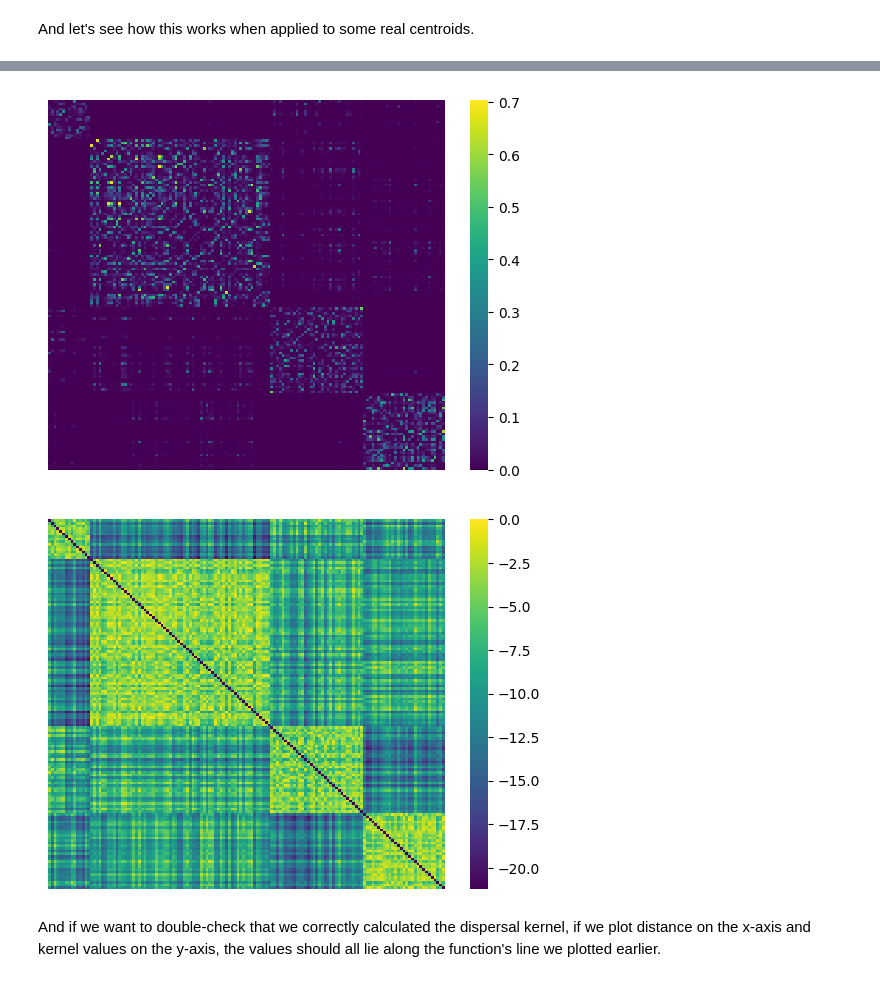
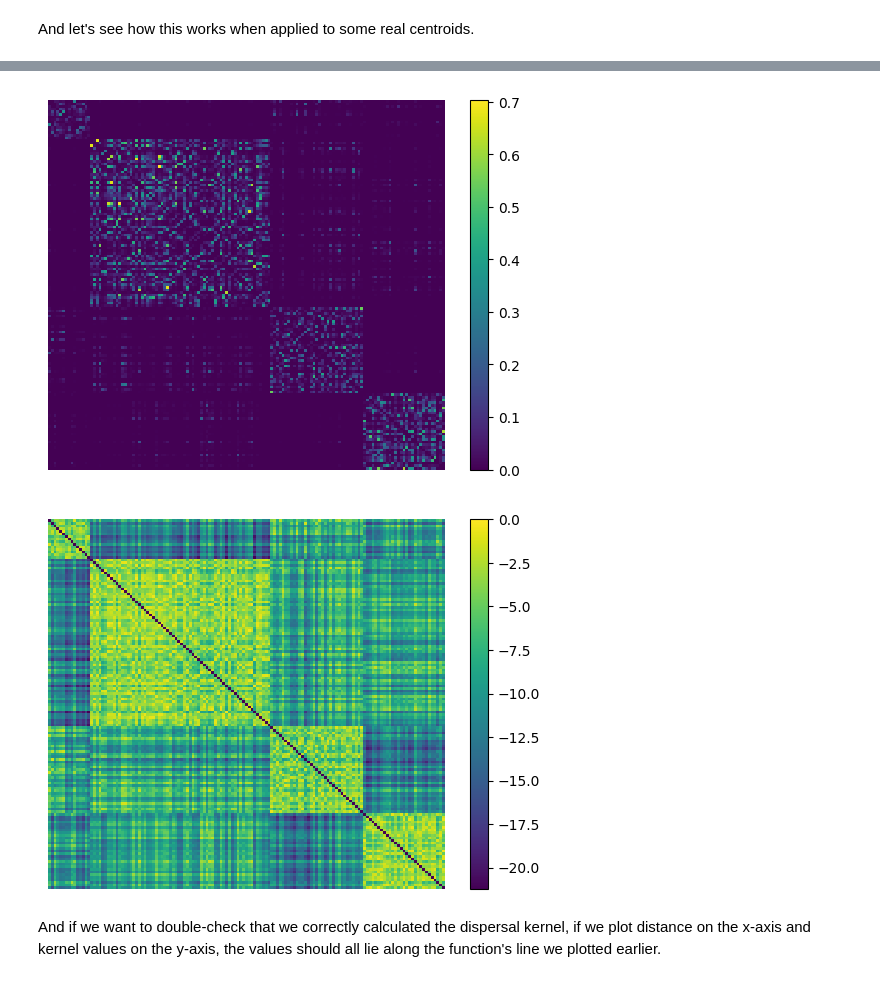
Before and after one commit to NAU-CCL/Epymorph, a Jupyter notebook: doc/devlog/2024-12-06.ipynb, the cells around one changed output, grey strips where cells are left out. Saved outputs shown, nothing was run; the diff lists cells and outputs as text; code cells hidden in the pictures.

```diff
--- a/doc/devlog/2024-12-06.ipynb
+++ b/doc/devlog/2024-12-06.ipynb
@@ -114,24 +114,24 @@ kernel[:4,:4]=
 # %%
-import seaborn as sns
-
 # Plot the kernel as a heatmap
+# (the use of pcolormesh and a few other details comes from seaborn's heatmap)
 fig, ax = plt.subplots()
-sns.heatmap(
+heatmap = ax.pcolormesh(
     kernel,
     cmap="viridis",
-    ax=ax,
 )
+ax.invert_yaxis()
 ax.set_axis_off()
+fig.colorbar(heatmap)
 plt.show()
 
 # See how there are four clear "squares" evident in the data?
 # Those align with the four states in our scope!
 # (The natural ordering of counties in a scope cause them to get grouped by state.)
 # The counties within a state are generally closer to the other
 # counties in that state and farther from counties of other states,
 # so we get this visible pattern.
 # %% [output]
-[figure, old version]
+[figure, new version]
 # %%
 # Plot the kernel in log scale
 
@@ -144,17 +144,19 @@ np.fill_diagonal(mask, 0)
 vmin = log_kernel[mask].min()
 
 fig, ax = plt.subplots()
-sns.heatmap(
+heatmap = ax.pcolormesh(
     log_kernel,
     cmap="viridis",
     vmax=0,
     vmin=vmin,
-    ax=ax,
 )
+ax.invert_yaxis()
 ax.set_axis_off()
+fig.colorbar(heatmap)
+
 plt.show()
 # %% [output]
-[figure, old version]
+[figure, new version]
 # %% [markdown]
 And if we want to double-check that we correctly calculated the dispersal kernel, if we plot distance on the x-axis and kernel values on the y-axis, the values should all lie along the function's line we plotted earlier.
 # %%
```
Also changed, not shown: parts of 1 cell of this notebook, 11 other files.
